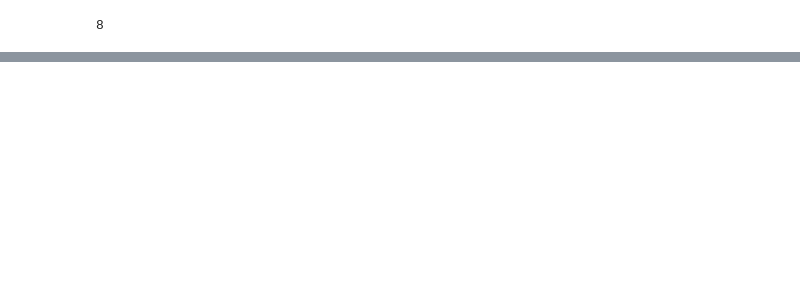
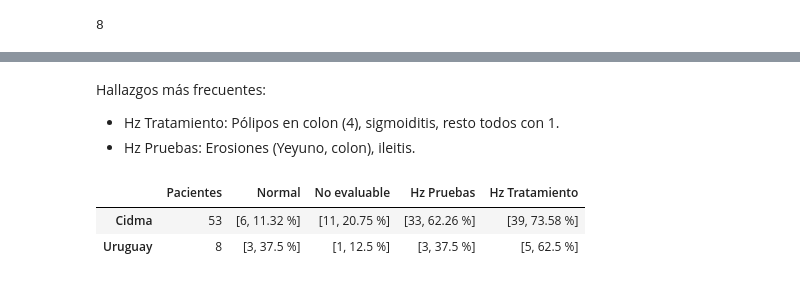
Before and after one commit to Hermenegildo12/Capsula_endoscopia, a Jupyter notebook: Capsula.ipynb, the cells around one changed output, grey strips where cells are left out. Saved outputs shown, nothing was run; the diff lists cells and outputs as text; code cells hidden in the pictures; blank space fills up the shorter version.

```diff
--- a/Capsula.ipynb
+++ b/Capsula.ipynb
@@ -278,0 +412,15 @@ pregunta_1
+# %% [markdown]
+Hallazgos más frecuentes:
+- Hz Tratamiento: Pólipos en colon (4), sigmoiditis, resto todos con 1.
+- Hz Pruebas: Erosiones (Yeyuno, colon), ileitis.
+# %%
+pregunta_1=pd.DataFrame({"Pacientes":[53,8],"Normal":[[6,str(round((6*100/53),2))+" %"],[3,str(round((3*100/8),2))+" %"]],
+                         "No evaluable":[[11,str(round((11*100/53),2))+" %"],[1,str(round((1*100/8),2))+" %"]],
+                       "Hz Pruebas":[[33,str(round((33*100/53),2))+" %"],[3,str(round((3*100/8),2))+" %"]],
+                         "Hz Tratamiento":[[39,str(round((39*100/53),2))+" %"],[5,str(round((5*100/8),2))+" %"]]}
+                        ,index=["Cidma","Uruguay"])
+display(pregunta_1)
+# %% [output]
+|  | Pacientes | Normal | No evaluable | Hz Pruebas | Hz Tratamiento |
+| Cidma | 53 | [6, 11.32 %] | [11, 20.75 %] | [33, 62.26 %] | [39, 73.58 %] |
+| Uruguay | 8 | [3, 37.5 %] | [1, 12.5 %] | [3, 37.5 %] | [5, 62.5 %] |
```
Also changed, not shown: parts of 34 cells of this notebook.
